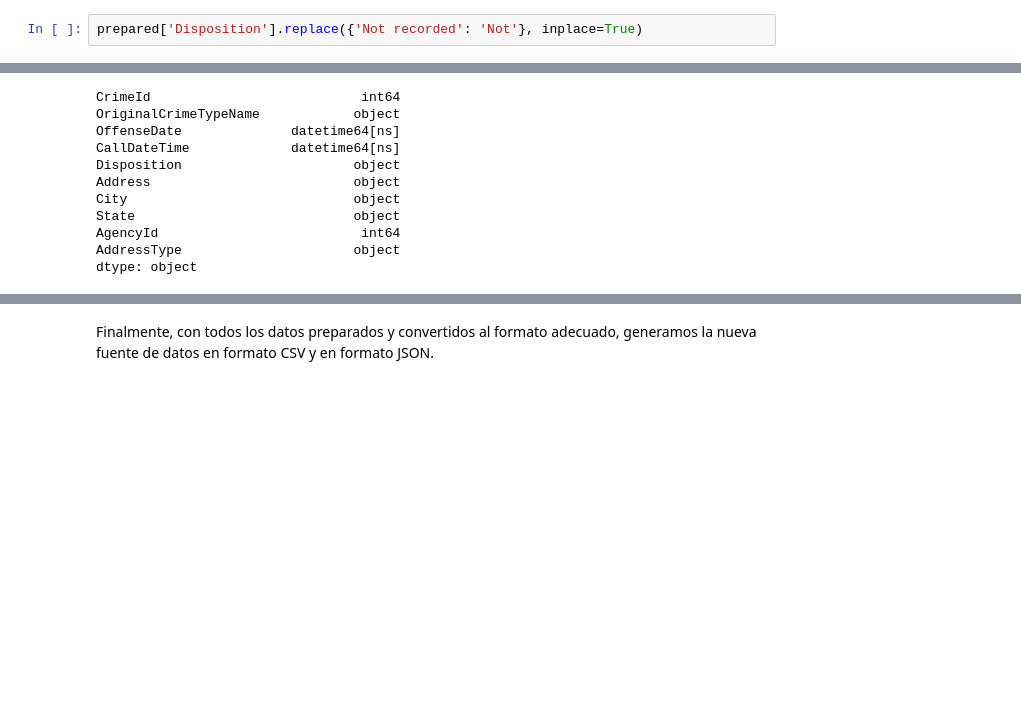
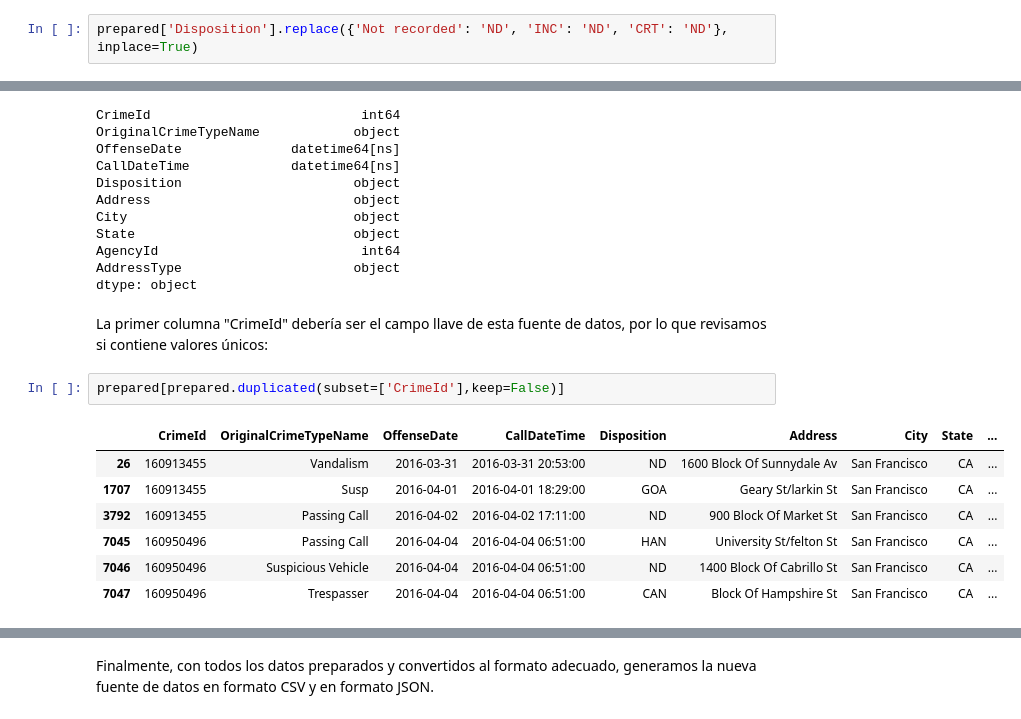
Before and after one commit to earandir/MetodosCapturaAlmacenamientoDatos, a Jupyter notebook: Actividad01/AlmacenamientoDatos_01_Actividad_LimpiezadeDataset.ipynb, the cells around one changed output, grey strips where cells are left out. Cells and saved outputs as stored; diff of their text form; blank space fills up the shorter version.

```diff
--- a/Actividad01/AlmacenamientoDatos_01_Actividad_LimpiezadeDataset.ipynb
+++ b/Actividad01/AlmacenamientoDatos_01_Actividad_LimpiezadeDataset.ipynb
@@ -150,5 +140,5 @@ Name: Disposition, dtype: int64
 # %%
-prepared['Disposition'].replace({'Not recorded': 'Not'}, inplace=True)
+prepared['Disposition'].replace({'Not recorded': 'ND', 'INC': 'ND', 'CRT': 'ND'}, inplace=True)
 # %% [markdown]
 Ahora sí estamos listos para convertir el campo "AgencyId" a un campo de tipo número y los campos "CallDateTime" y "OffenseDate" al tipo fecha:
 # %%
@@ -176,3 +166,15 @@ State                            object
 AgencyId                          int64
 AddressType                      object
 dtype: object
+# %% [markdown]
+La primer columna "CrimeId" debería ser el campo llave de esta fuente de datos, por lo que revisamos si contiene valores únicos:
+# %%
+prepared[prepared.duplicated(subset=['CrimeId'],keep=False)]
+# %% [output]
+|  | CrimeId | OriginalCrimeTypeName | OffenseDate | CallDateTime | Disposition | Address | City | State | ... |
+| 26 | 160913455 | Vandalism | 2016-03-31 | 2016-03-31 20:53:00 | ND | 1600 Block Of Sunnydale Av | San Francisco | CA | ... |
+| 1707 | 160913455 | Susp | 2016-04-01 | 2016-04-01 18:29:00 | GOA | Geary St/larkin St | San Francisco | CA | ... |
+| 3792 | 160913455 | Passing Call | 2016-04-02 | 2016-04-02 17:11:00 | ND | 900 Block Of Market St | San Francisco | CA | ... |
+| 7045 | 160950496 | Passing Call | 2016-04-04 | 2016-04-04 06:51:00 | HAN | University St/felton St | San Francisco | CA | ... |
+| 7046 | 160950496 | Suspicious Vehicle | 2016-04-04 | 2016-04-04 06:51:00 | ND | 1400 Block Of Cabrillo St | San Francisco | CA | ... |
+| 7047 | 160950496 | Trespasser | 2016-04-04 | 2016-04-04 06:51:00 | CAN | Block Of Hampshire St | San Francisco | CA | ... |
```
Also changed, not shown: parts of 8 cells of this notebook.
